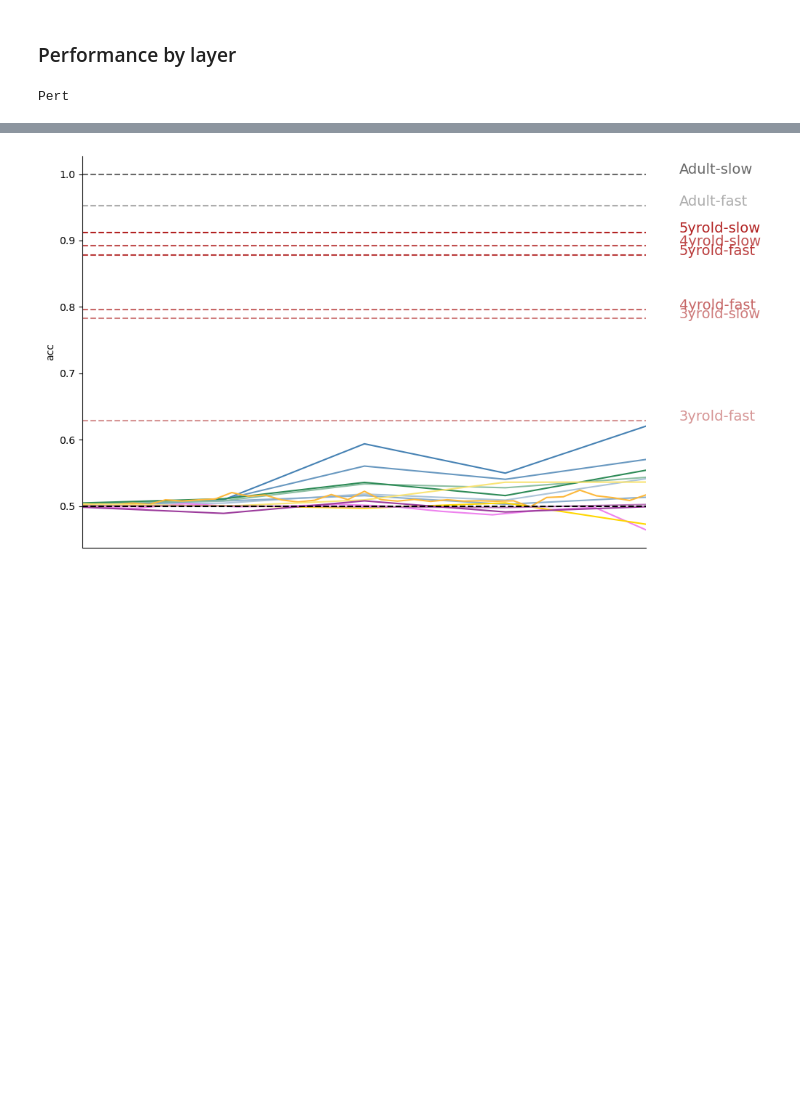
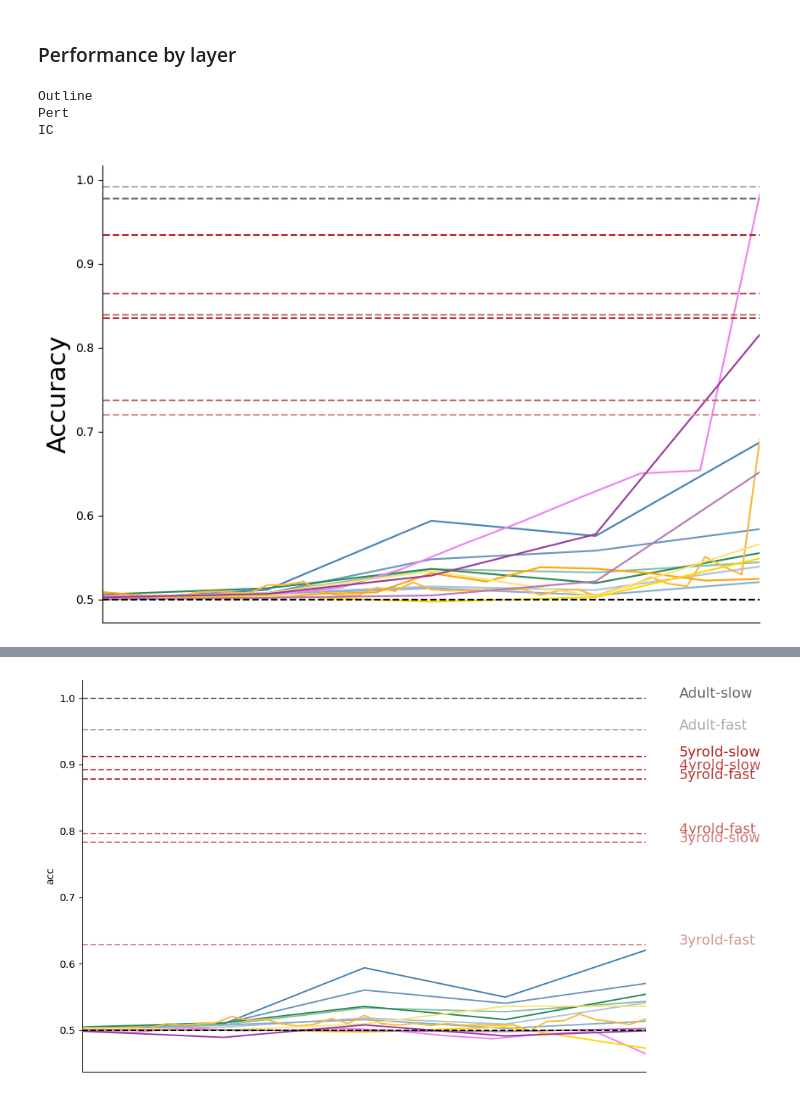
Before and after one commit to vayzenb/kornet, a Jupyter notebook: analyses/model_comparisons.ipynb, the cells around one changed output, grey strips where cells are left out. Saved outputs shown, nothing was run; the diff lists cells and outputs as text; code cells hidden in the pictures; blank space fills up the shorter version.

Commit message:
adding conds

```diff
--- a/analyses/model_comparisons.ipynb
+++ b/analyses/model_comparisons.ipynb
@@ -352,32 +352,106 @@ deleted
 # %%
 classifier = 'KNN'
 train_n = 150
 model_conds = ['Outline','Pert','IC']
-model_conds = ['Pert']
+
 
 for cond in model_conds:
     print(cond)
     model_df = pd.DataFrame(columns = ['model','classifier','train_ims','condition','layer','layer_num','acc'])
     layer_n = []
     for model in model_arch:
 
         model_file = f'{results_dir}/models/{model}_{classifier}_train{train_n}_test{cond}_layerwise.csv'
         if os.path.exists(model_file):
             temp_df = pd.read_csv(model_file)
             #add layer number based on unique layers
             temp_df['layer_num'] = temp_df.groupby(['model','classifier','train_ims','condition'])['layer'].transform(lambda x: pd.factorize(x)[0])+1
 
             #groupby layer
             temp_df_mean = temp_df.groupby(['model','classifier','train_ims','condition','layer','layer_num'])['acc'].mean().reset_index()
 
             model_df = pd.concat([model_df, temp_df_mean], axis = 0)
 
             #count number of layers
             layer_n.append(len(temp_df_mean['layer'].unique()))
 
 
 
-#sort model_df by model then layer_num
-model_df = model_df.sort_values(['model','layer_num'])
+    #sort model_df by model then layer_num
+    model_df = model_df.sort_values(['model','layer_num'])
+
+    #find max layer number
+    max_layer = np.max(layer_n)
+
+    #loop back through models and add stretched layer number
+    for model in model_arch:
+        model_layers = len(model_df[model_df['model'] == model]['layer_num'].values)
+
+        #create linspace from 1 to max_layer by number of layers
+        stretched_layers = np.linspace(1,max_layer, model_layers)
+
+        #replace layer_num with stretched_layers
+        model_df.loc[model_df['model'] == model,'layer_num'] = stretched_layers
+
+
+
+
+    human_cond = conds[model_conds.index(cond)]
+    all_organisms = pd.read_csv(f'{results_dir}/{human_cond}_model_comparison{suf}.csv')
+    #extract human data from all_organisms
+    human_data = all_organisms[all_organisms['model'].isin(human_labels)]
+
+
+    human_colors = sns.light_palette("firebrick", 10)[-6:] + sns.light_palette("dimgray", 3)[-2:]
+    model_colors = sns.light_palette("steelblue", 6)[-4:]  + sns.light_palette("seagreen", 3)[-2:] + sns.light_palette("orange", 5)[-2:] + sns.light_palette("violet", 5)[-1:] + sns.light_palette("gold", 3)[-2:] + sns.light_palette("purple", 5)[-3:5]
+
+    #make model into a categorical variable
+    model_df['model'] = pd.Categorical(model_df['model'], categories = model_arch, ordered = True)
+
+    #plot model_df as a function of layer_num
+    fig, ax = plt.subplots(1,1, figsize=(10,7))
+
+    sns.lineplot(data = model_df, x = 'layer_num', y = 'acc', hue = 'model',palette=model_colors)
+
+    #add label to the end of each line for each model
+    #for i in range(len(model_arch)):
+    #    ax.text(max_layer+1, model_df[model_df['model'] == model_arch[i]]['acc'].values[-1], model_names[i], color = model_colors[i], fontsize = 14)
+
+    #loop through human data and add to plot as horizontal lines using human_colors
+    for i in range(len(human_data)):
+        ax.hlines(y=human_data['acc'].values[i], xmin =0, xmax =max_layer,color = human_colors[i], linestyle = '--')
+
+
+
+    #put legend outside of plot
+    #ax.legend(loc='center left', bbox_to_anchor=(1, 0.5), fontsize = 14)
+
+    #remove legend
+    ax.legend().remove()
+
+    #add labels at the end of each line
+    #for i in range(len(human_data)):
+    #    ax.text(max_layer+2, human_data['acc'].values[i], human_data['model'].values[i], color = human_colors[i], fontsize = 14)
+
+    #add dotted black line at .5
+    ax.axhline(y=.5, color='black', linestyle='--')
+
+
+    #set xlim at 1
+    ax.set_xlim([1,max_layer])
+
+    #remove x labels and title
+    ax.set_xlabel('')
+    ax.set_xticks([])
+
+    #remove right and top borders
+    ax.spines['right'].set_visible(False)
+    ax.spines['top'].set_visible(False)
+
+    #set y label to Accuracy
+    ax.set_ylabel('Accuracy', fontsize = 22)
 # %% [output]
+Outline
 Pert
+IC
+[figure, added]
```
Also changed, not shown: parts of 1 cell of this notebook, 7 other files.
